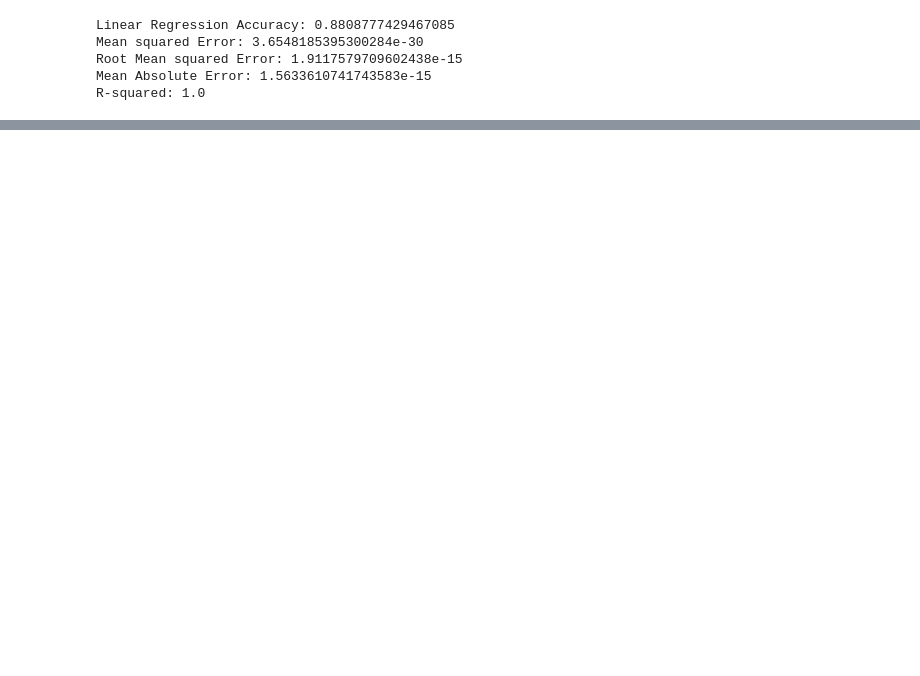
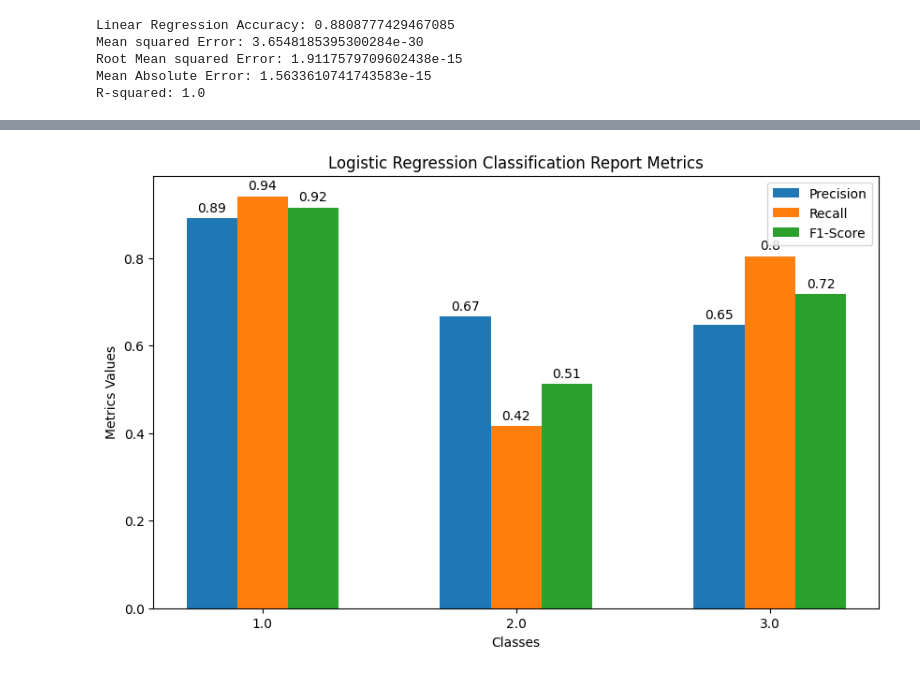
Before and after one commit to pavancos/FetalClassification_ML, a Jupyter notebook: fetal_classification.ipynb, the cells around one changed output, grey strips where cells are left out. Cells and saved outputs as stored; diff of their text form; code cells hidden in the pictures; blank space fills up the shorter version.

```diff
--- a/fetal_classification.ipynb
+++ b/fetal_classification.ipynb
@@ -380,0 +567,88 @@ R-squared: 1.0
+# %%
+import matplotlib.pyplot as plt
+import numpy as np
+import pandas as pd
+from sklearn.metrics import classification_report
+from sklearn.model_selection import train_test_split
+from sklearn.linear_model import LogisticRegression
+from sklearn.impute import SimpleImputer
+
+# Assuming 'classification' is a variable containing the target column name
+classification = 'fetal_health'
+
+# Assuming data is your DataFrame
+# Replace '\t?' with NaN
+data.replace('\t?', np.nan, inplace=True)
+
+# Select features (X) and target variable (y)
+feature_columns = ['baseline value', 'accelerations', 'fetal_movement', 'uterine_contractions', 'light_decelerations', 'severe_decelerations', 'prolongued_decelerations', 'abnormal_short_term_variability', 'mean_value_of_short_term_variability', 'percentage_of_time_with_abnormal_long_term_variability', 'mean_value_of_long_term_variability', 'histogram_width', 'histogram_min', 'histogram_max', 'histogram_number_of_peaks', 'histogram_number_of_zeroes', 'histogram_mode', 'histogram_mean', 'histogram_median', 'histogram_variance', 'histogram_tendency']
+X = data[feature_columns]
+y = data[classification]
+
+# Convert columns to numeric (assuming that they are numeric features)
+X = X.apply(pd.to_numeric, errors='coerce')
+
+# Impute missing values using the mean strategy
+imputer = SimpleImputer(strategy='mean')
+X_imputed = imputer.fit_transform(X)
+
+# Split the data into training and testing sets
+train_X, test_X, train_Y, test_Y = train_test_split(X_imputed, y, test_size=0.3, random_state=42)
+
+# Initialize and train the Logistic Regression model
+model = LogisticRegression()
+model.fit(train_X, train_Y)
+
+# Make predictions on the test set
+predictions = model.predict(test_X)
+
+# Display the classification report
+report = classification_report(test_Y, predictions, output_dict=True)
+
+# Extract class labels from the classification report
+class_labels = [label for label in report.keys() if label not in ['accuracy', 'macro avg', 'weighted avg']]
+
+# Extract metrics from the classification report
+precision = [report[label]['precision'] for label in class_labels]
+recall = [report[label]['recall'] for label in class_labels]
+f1_score = [report[label]['f1-score'] for label in class_labels]
+
+# Create a bar plot for classification report metrics
+fig, ax = plt.subplots(figsize=(10, 6))
+
+bar_width = 0.2
+index = np.arange(len(class_labels))
+
+bar1 = ax.bar(index, precision, bar_width, label='Precision')
+bar2 = ax.bar(index + bar_width, recall, bar_width, label='Recall')
+bar3 = ax.bar(index + 2 * bar_width, f1_score, bar_width, label='F1-Score')
+
+ax.set_xlabel('Classes')
+ax.set_ylabel('Metrics Values')
+ax.set_title('Logistic Regression Classification Report Metrics')
+ax.set_xticks(index + bar_width)
+ax.set_xticklabels(class_labels)  # Use class labels instead of report keys
+ax.legend()
+
+# Display the values on top of the bars
+def autolabel(bars):
+    for i, bar in enumerate(bars):
+        height = bar.get_height()
+        ax.annotate('{}'.format(round(height, 2)),
+                    xy=(bar.get_x() + bar.get_width() / 2, height),
+                    xytext=(0, 3),  # 3 points vertical offset
+                    textcoords="offset points",
+                    ha='center', va='bottom')
+        ax.annotate('{}'.format(i),  # Display index below the bar
+                    xy=(bar.get_x() + bar.get_width() / 2, -10),
+                    xytext=(0, 3),  # 3 points vertical offset
+                    textcoords="offset points",
+                    ha='center', va='bottom', color='gray')
+
+autolabel(bar1)
+autolabel(bar2)
+autolabel(bar3)
+
+plt.show()
+# %% [output]
+[figure, added]
```
Also changed, not shown: parts of 13 cells of this notebook.
